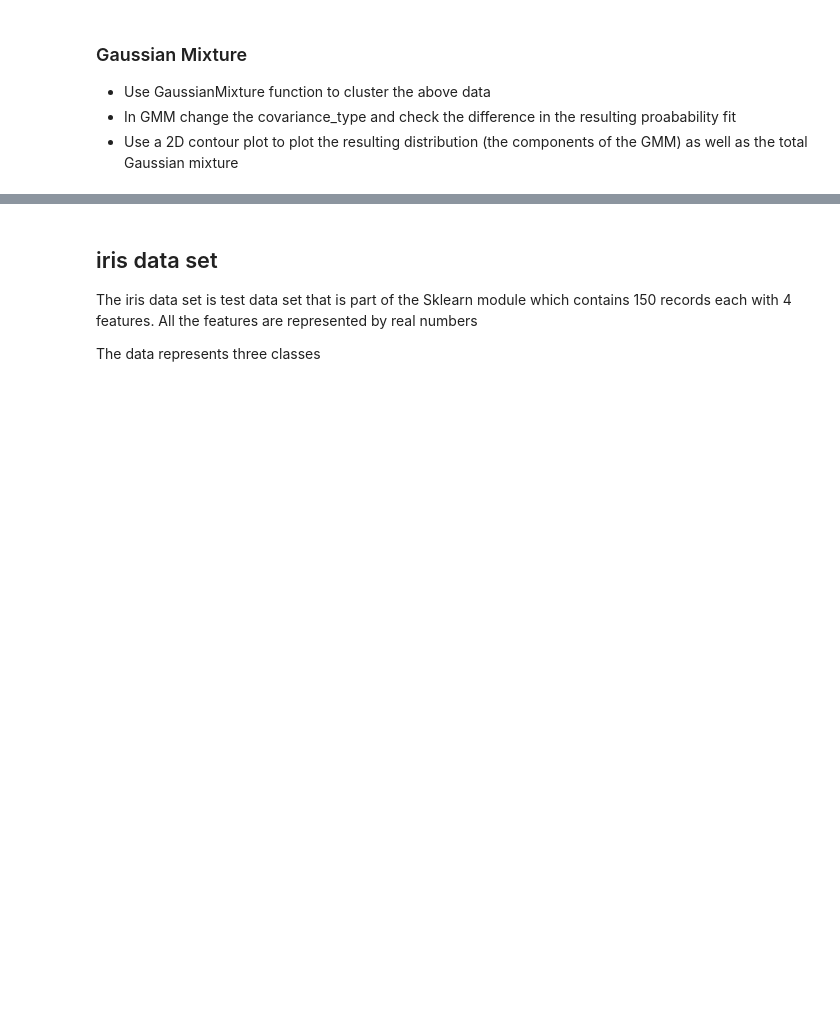
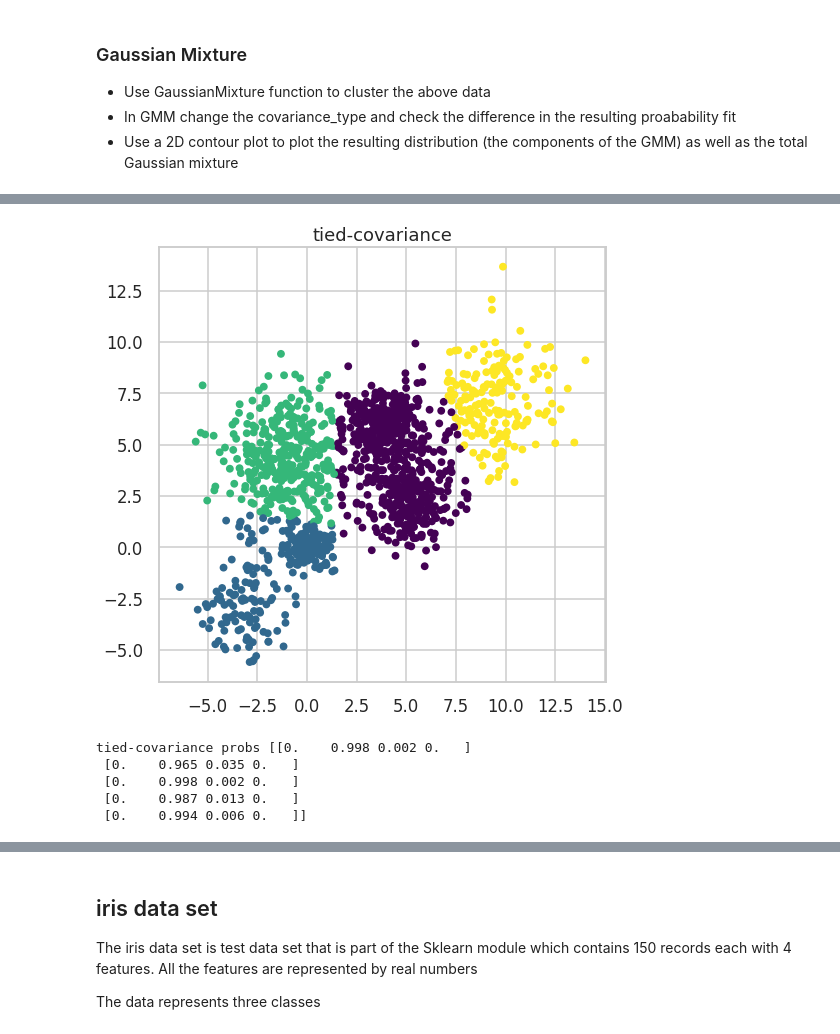
Before and after one commit to safaa400/safaasalah_46-17921_ML_assignments, a Jupyter notebook: Clustering_Project.ipynb, the cells around one changed output, grey strips where cells are left out. Drawn from its saved outputs; the diff is of its cells as text; code cells hidden in the pictures; blank space fills up the shorter version.

```diff
--- a/Clustering_Project.ipynb
+++ b/Clustering_Project.ipynb
@@ -660,0 +731,12 @@ Silhouette Score
+# %%
+plt.scatter(X_train[:, 0], X_train[:, 1], c=preds[1], s=40, cmap='viridis')
+plt.title('tied-covariance')
+plt.show()
+print('tied-covariance probs',probs[1][:5].round(3))
+# %% [output]
+[figure, added]
+tied-covariance probs [[0.    0.998 0.002 0.   ]
+ [0.    0.965 0.035 0.   ]
+ [0.    0.998 0.002 0.   ]
+ [0.    0.987 0.013 0.   ]
+ [0.    0.994 0.006 0.   ]]
```
Also changed, not shown: parts of 37 cells of this notebook.
